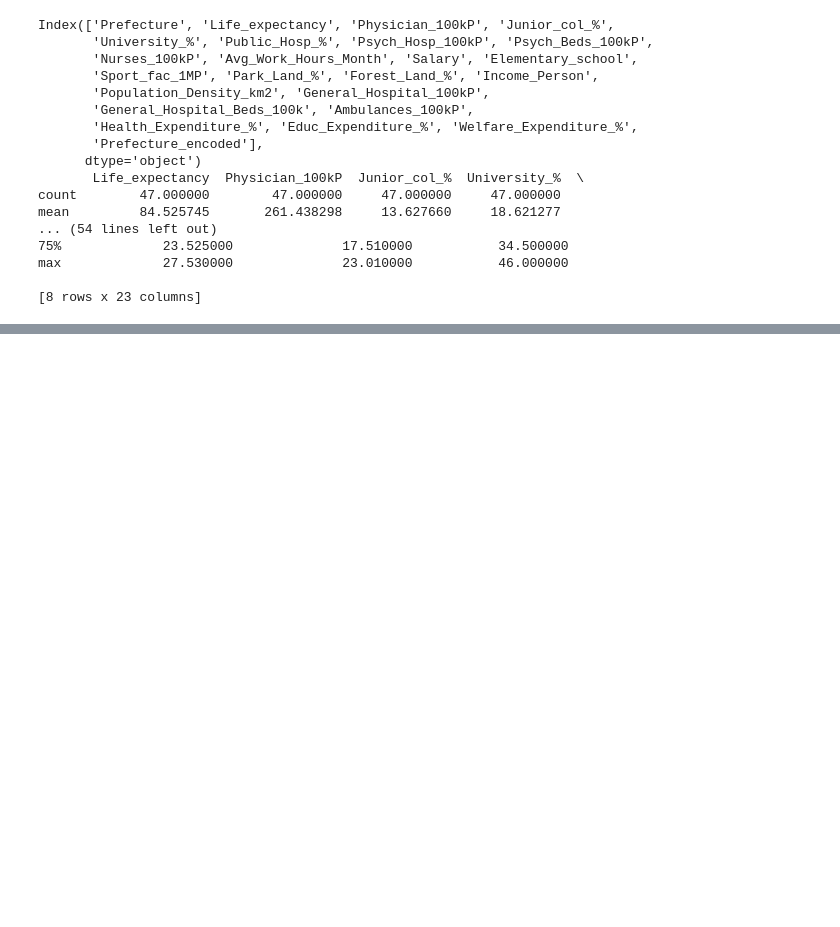
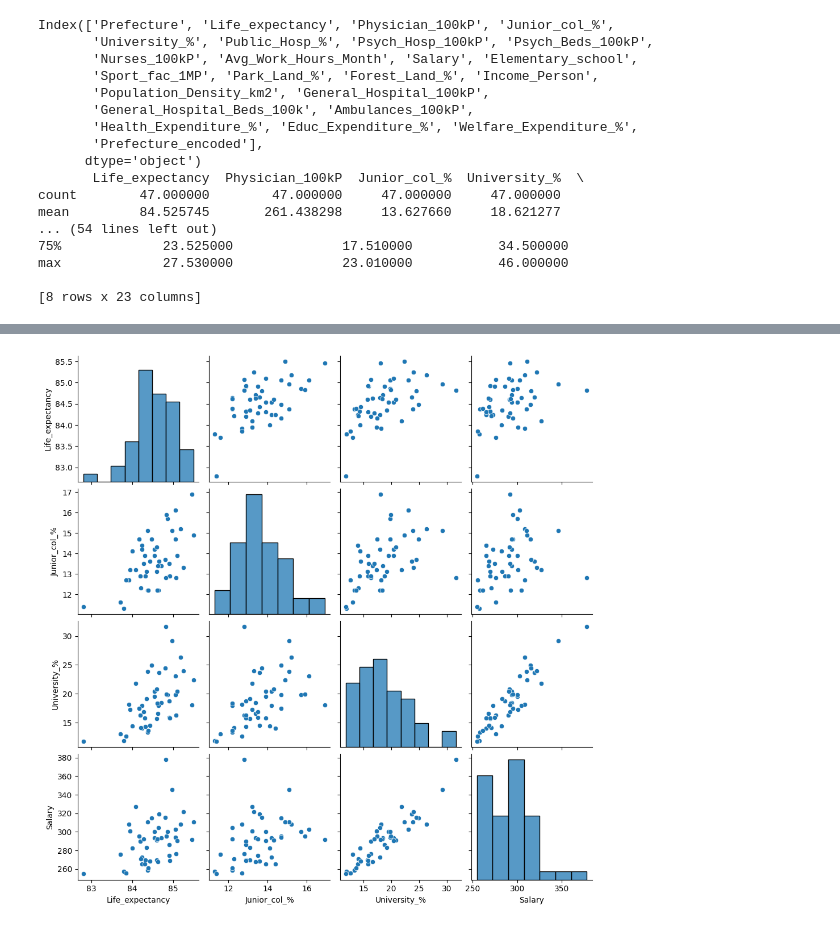
Before and after one commit to khalil-hub/Life-expectancy-analysis-Japan, a Jupyter notebook: notebooks/exploratory_analysis.ipynb, the cells around one changed output, grey strips where cells are left out. Drawn from its saved outputs; the diff is of its cells as text; code cells hidden in the pictures; blank space fills up the shorter version.

```diff
--- a/notebooks/exploratory_analysis.ipynb
+++ b/notebooks/exploratory_analysis.ipynb
@@ -57,12 +79,14 @@ plt.show()
 # %%
 #Pair plots for key features
 import seaborn as sns
 import matplotlib.pyplot as plt
-data_Path = '/Users/khalilmosbah/Library/CloudStorage/OneDrive-国立大学法人東海国立大学機構/Weekly_challenges/Data science and Analytics/Japan_Life_Expectency/data/processed/Cleaned_Japan_Life_Expectancy.xlsx'
+data_Path = '~/Library/CloudStorage/OneDrive-国立大学法人東海国立大学機構/Weekly_challenges/Data science and Analytics/Japan_Life_Expectency/data/processed/Cleaned_Japan_Life_Expectancy.xlsx'
 data=pd.read_excel(data_Path)
 key_features=['Life_expectancy', 'Junior_col_%', 'University_%', 'Salary']
 sns.pairplot(data[key_features])
 plt.show()
+# %% [output]
+[figure, added]
 # %%
 #Boxplot for outlier detection
 import seaborn as sns
```
Also changed, not shown: parts of 4 cells of this notebook, 11 other files.
